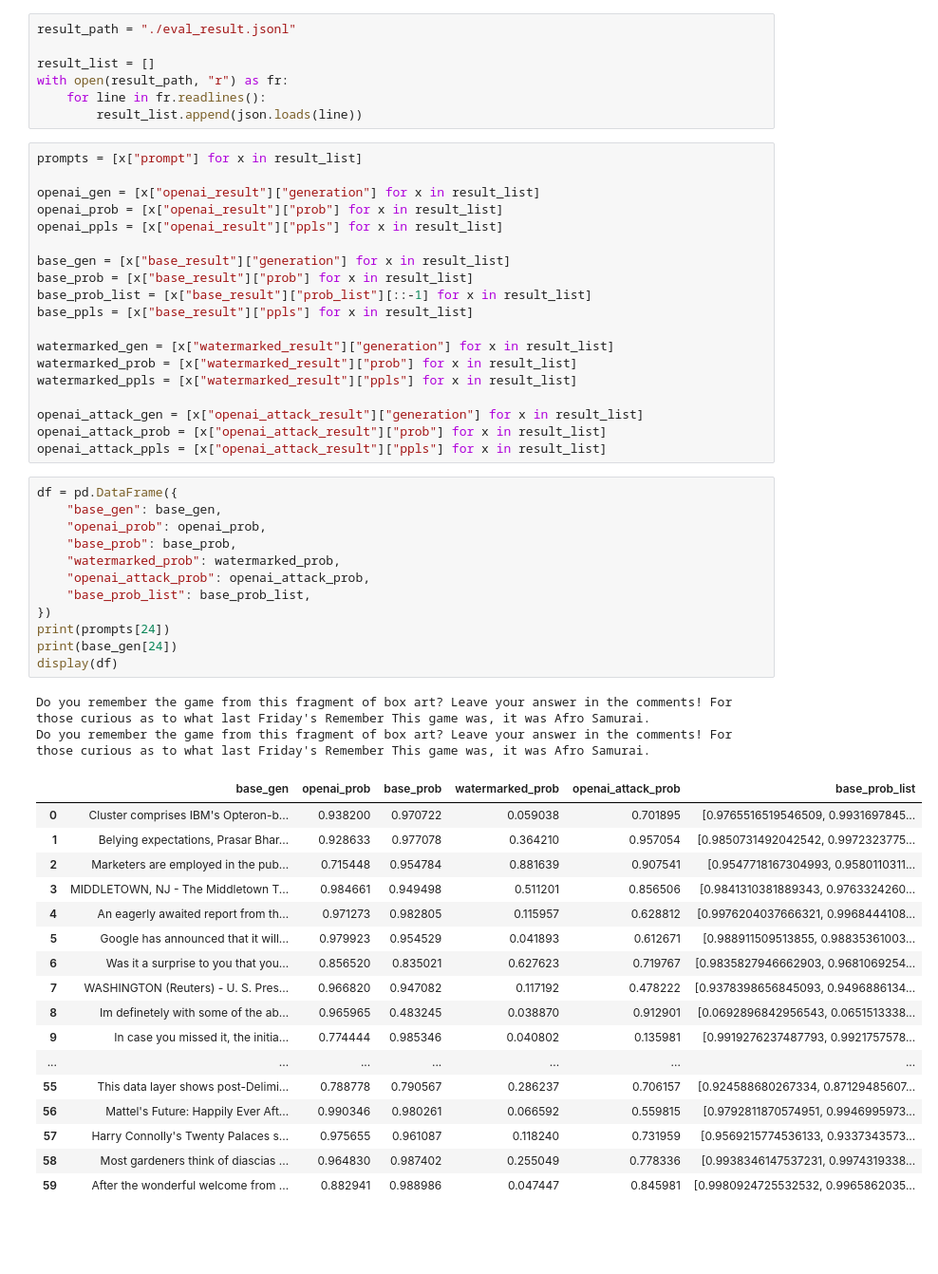
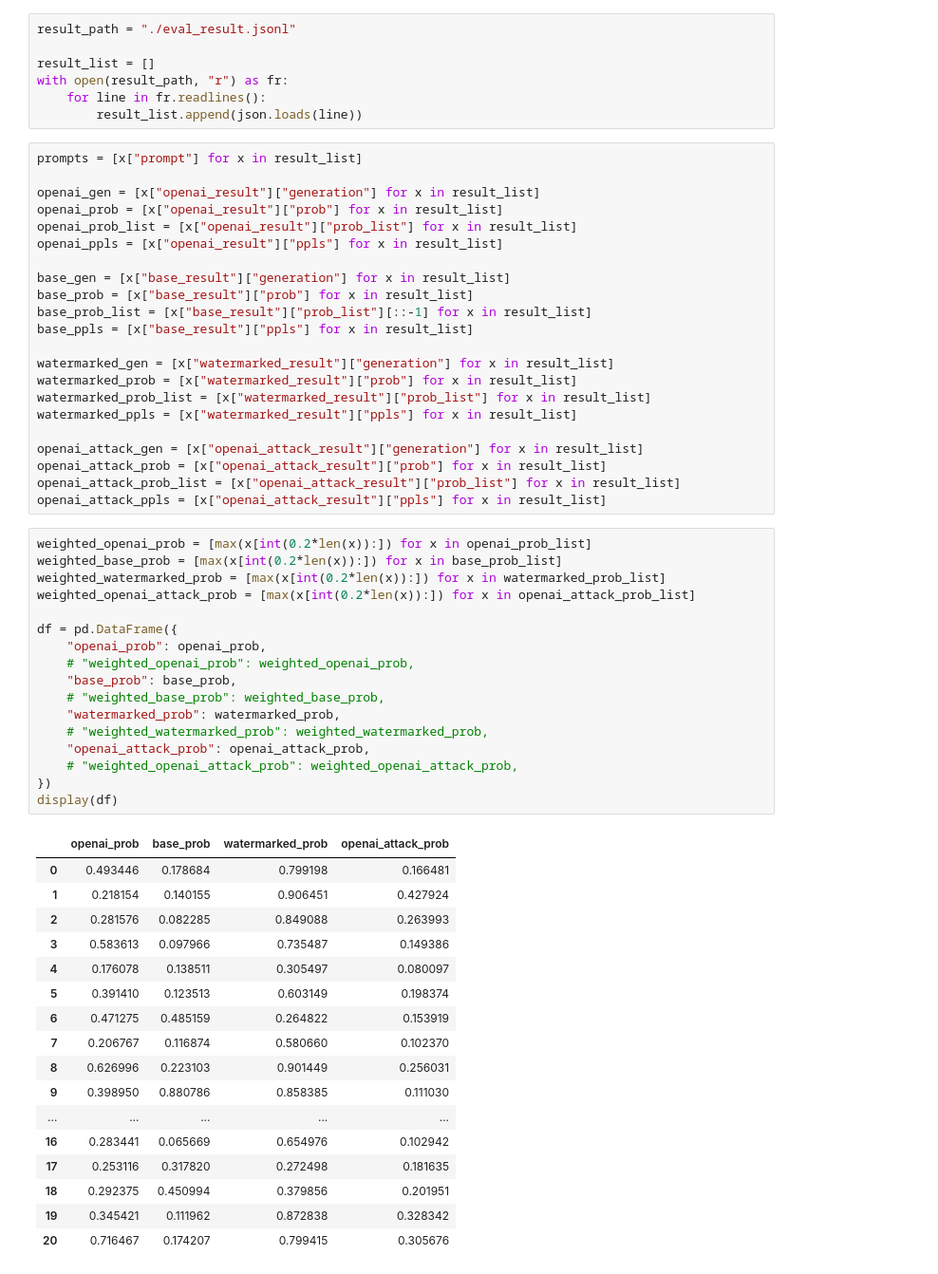
Before and after one commit to huawei-lin/learnable_watermarking, a Jupyter notebook: evaluation/ppls/vis_ppls.ipynb, the cells around one changed output. Shown: that part at 95% size. Drawn from its saved outputs; the diff is of its cells as text; blank space fills up the shorter version.

```diff
--- a/evaluation/ppls/vis_ppls.ipynb
+++ b/evaluation/ppls/vis_ppls.ipynb
@@ -16,6 +16,7 @@ prompts = [x["prompt"] for x in result_list]
 
 openai_gen = [x["openai_result"]["generation"] for x in result_list]
 openai_prob = [x["openai_result"]["prob"] for x in result_list]
+openai_prob_list = [x["openai_result"]["prob_list"] for x in result_list]
 openai_ppls = [x["openai_result"]["ppls"] for x in result_list]
 
 base_gen = [x["base_result"]["generation"] for x in result_list]
@@ -25,43 +26,48 @@ base_ppls = [x["base_result"]["ppls"] for x in result_list]
 
 watermarked_gen = [x["watermarked_result"]["generation"] for x in result_list]
 watermarked_prob = [x["watermarked_result"]["prob"] for x in result_list]
+watermarked_prob_list = [x["watermarked_result"]["prob_list"] for x in result_list]
 watermarked_ppls = [x["watermarked_result"]["ppls"] for x in result_list]
 
 openai_attack_gen = [x["openai_attack_result"]["generation"] for x in result_list]
 openai_attack_prob = [x["openai_attack_result"]["prob"] for x in result_list]
+openai_attack_prob_list = [x["openai_attack_result"]["prob_list"] for x in result_list]
 openai_attack_ppls = [x["openai_attack_result"]["ppls"] for x in result_list]
 # %%
+weighted_openai_prob = [max(x[int(0.2*len(x)):]) for x in openai_prob_list]
+weighted_base_prob = [max(x[int(0.2*len(x)):]) for x in base_prob_list]
+weighted_watermarked_prob = [max(x[int(0.2*len(x)):]) for x in watermarked_prob_list]
+weighted_openai_attack_prob = [max(x[int(0.2*len(x)):]) for x in openai_attack_prob_list]
+
 df = pd.DataFrame({
-    "base_gen": base_gen,
     "openai_prob": openai_prob,
+    # "weighted_openai_prob": weighted_openai_prob,
     "base_prob": base_prob,
+    # "weighted_base_prob": weighted_base_prob,
     "watermarked_prob": watermarked_prob,
+    # "weighted_watermarked_prob": weighted_watermarked_prob,
     "openai_attack_prob": openai_attack_prob,
-    "base_prob_list": base_prob_list,
+    # "weighted_openai_attack_prob": weighted_openai_attack_prob,
 })
-print(prompts[24])
-print(base_gen[24])
 display(df)
 # %% [output]
-Do you remember the game from this fragment of box art? Leave your answer in the comments! For those curious as to what last Friday's Remember This game was, it was Afro Samurai.
-Do you remember the game from this fragment of box art? Leave your answer in the comments! For those curious as to what last Friday's Remember This game was, it was Afro Samurai.
-|  | base_gen | openai_prob | base_prob | watermarked_prob | openai_attack_prob | base_prob_list |
-| 0 | Cluster comprises IBM's Opteron-b... | 0.938200 | 0.970722 | 0.059038 | 0.701895 | [0.9765516519546509, 0.9931697845... |
-| 1 | Belying expectations, Prasar Bhar... | 0.928633 | 0.977078 | 0.364210 | 0.957054 | [0.9850731492042542, 0.9972323775... |
-| 2 | Marketers are employed in the pub... | 0.715448 | 0.954784 | 0.881639 | 0.907541 | [0.9547718167304993, 0.9580110311... |
-| 3 | MIDDLETOWN, NJ - The Middletown T... | 0.984661 | 0.949498 | 0.511201 | 0.856506 | [0.9841310381889343, 0.9763324260... |
-| 4 | An eagerly awaited report from th... | 0.971273 | 0.982805 | 0.115957 | 0.628812 | [0.9976204037666321, 0.9968444108... |
-| 5 | Google has announced that it will... | 0.979923 | 0.954529 | 0.041893 | 0.612671 | [0.988911509513855, 0.98835361003... |
-| 6 | Was it a surprise to you that you... | 0.856520 | 0.835021 | 0.627623 | 0.719767 | [0.9835827946662903, 0.9681069254... |
-| 7 | WASHINGTON (Reuters) - U. S. Pres... | 0.966820 | 0.947082 | 0.117192 | 0.478222 | [0.9378398656845093, 0.9496886134... |
-| 8 | Im definetely with some of the ab... | 0.965965 | 0.483245 | 0.038870 | 0.912901 | [0.0692896842956543, 0.0651513338... |
-| 9 | In case you missed it, the initia... | 0.774444 | 0.985346 | 0.040802 | 0.135981 | [0.9919276237487793, 0.9921757578... |
-| ... | ... | ... | ... | ... | ... | ... |
-| 55 | This data layer shows post-Delimi... | 0.788778 | 0.790567 | 0.286237 | 0.706157 | [0.924588680267334, 0.87129485607... |
-| 56 | Mattel's Future: Happily Ever Aft... | 0.990346 | 0.980261 | 0.066592 | 0.559815 | [0.9792811870574951, 0.9946995973... |
-| 57 | Harry Connolly's Twenty Palaces s... | 0.975655 | 0.961087 | 0.118240 | 0.731959 | [0.9569215774536133, 0.9337343573... |
-| 58 | Most gardeners think of diascias ... | 0.964830 | 0.987402 | 0.255049 | 0.778336 | [0.9938346147537231, 0.9974319338... |
-| 59 | After the wonderful welcome from ... | 0.882941 | 0.988986 | 0.047447 | 0.845981 | [0.9980924725532532, 0.9965862035... |
+|  | openai_prob | base_prob | watermarked_prob | openai_attack_prob |
+| 0 | 0.493446 | 0.178684 | 0.799198 | 0.166481 |
+| 1 | 0.218154 | 0.140155 | 0.906451 | 0.427924 |
+| 2 | 0.281576 | 0.082285 | 0.849088 | 0.263993 |
+| 3 | 0.583613 | 0.097966 | 0.735487 | 0.149386 |
+| 4 | 0.176078 | 0.138511 | 0.305497 | 0.080097 |
+| 5 | 0.391410 | 0.123513 | 0.603149 | 0.198374 |
+| 6 | 0.471275 | 0.485159 | 0.264822 | 0.153919 |
+| 7 | 0.206767 | 0.116874 | 0.580660 | 0.102370 |
+| 8 | 0.626996 | 0.223103 | 0.901449 | 0.256031 |
+| 9 | 0.398950 | 0.880786 | 0.858385 | 0.111030 |
+| ... | ... | ... | ... | ... |
+| 16 | 0.283441 | 0.065669 | 0.654976 | 0.102942 |
+| 17 | 0.253116 | 0.317820 | 0.272498 | 0.181635 |
+| 18 | 0.292375 | 0.450994 | 0.379856 | 0.201951 |
+| 19 | 0.345421 | 0.111962 | 0.872838 | 0.328342 |
+| 20 | 0.716467 | 0.174207 | 0.799415 | 0.305676 |
 # %%
 from sklearn.metrics import roc_auc_score, average_precision_score
 prob = np.array(openai_prob + base_prob + watermarked_prob)
```
Also changed, not shown: parts of 2 cells of this notebook, 5 other files.
